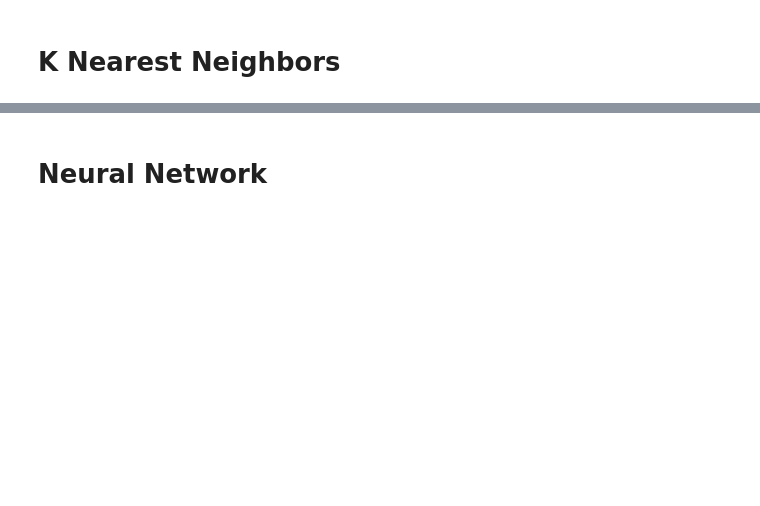
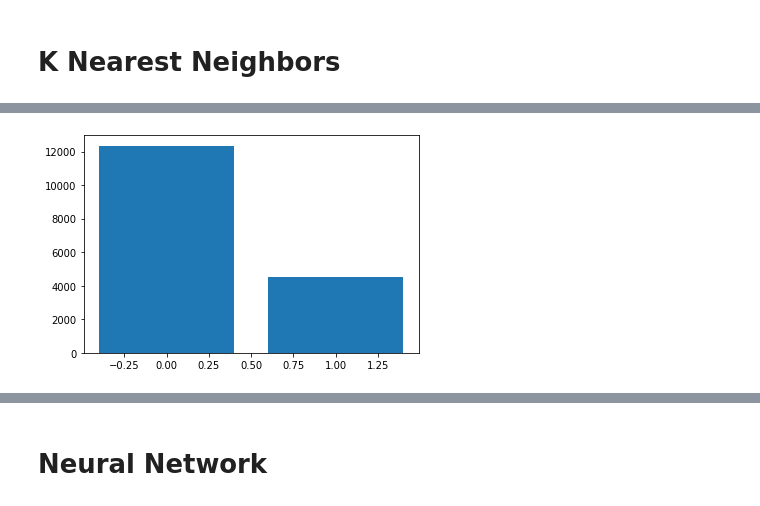
Before and after one commit to DK09876/PoliticalOrientationTwitter, a Jupyter notebook: FinalPrediction.ipynb, the cells around one changed output, grey strips where cells are left out. Drawn from its saved outputs; the diff is of its cells as text; code cells hidden in the pictures; blank space fills up the shorter version.

```diff
--- a/FinalPrediction.ipynb
+++ b/FinalPrediction.ipynb
@@ -162,0 +227,7 @@ array([0, 0, 1, ..., 1, 1, 1])
+# %%
+c_ada = Counter(adaMethodPred)
+
+plt.bar(c_ada.keys(), c_ada.values())
+plt.show()
+# %% [output]
+[figure, added]
```
Also changed, not shown: parts of 45 cells of this notebook, 4 other files.
